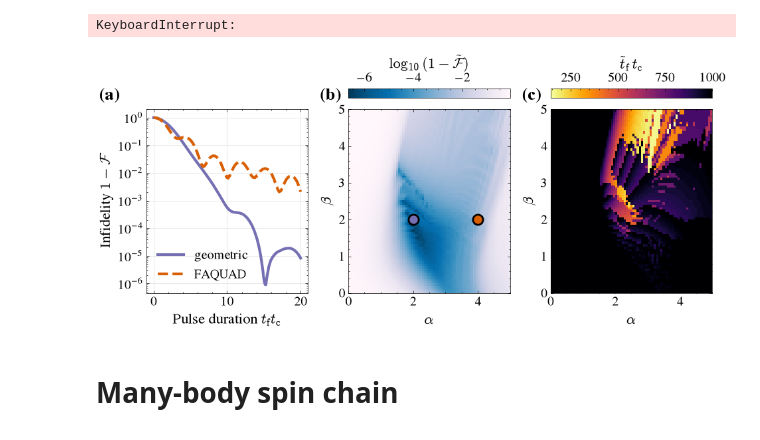
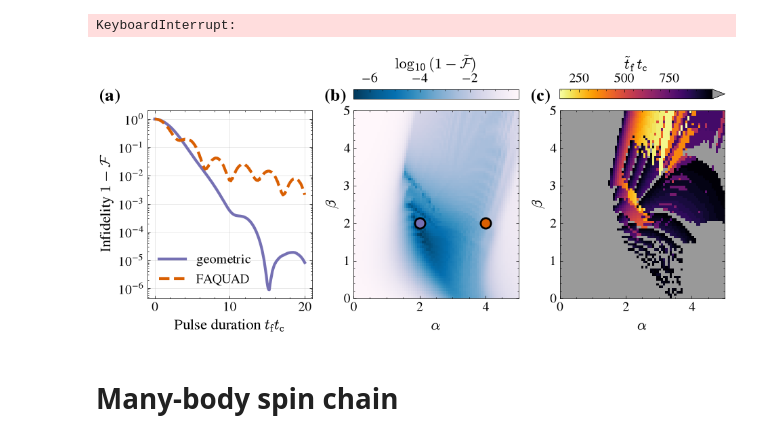
Before and after one commit to geodesiq-control/geodesiq-control, a Jupyter notebook: dev/manuscript_figures.ipynb, the cells around one changed output. Drawn from its saved outputs; the diff is of its cells as text; code cells hidden in the pictures.

```diff
--- a/dev/manuscript_figures.ipynb
+++ b/dev/manuscript_figures.ipynb
@@ -511,36 +511,52 @@ axs[1].set_xlabel(r"$\alpha$", fontsize=fontsize_label)
 axs[1].set_ylabel(r"$\beta$", fontsize=fontsize_label)
 axs[1].tick_params(labelsize=fontsizes)
 
 axs[1].scatter(2, 2, s=120, label="geometric", edgecolor="black", linewidths=2, color=C_GEOMETRIC)
 axs[1].scatter(4, 2, s=120, label="FAQUAD", edgecolor="black", linewidths=2, color=C_SPECTRUM)
 
 cbar1 = fig.colorbar(im1, cax=cax1, orientation="horizontal")
 cbar1.set_label(r"$\log_{10}(1 - \tilde{\mathcal{F}})$", size=fontsize_label)
 cbar1.ax.tick_params(labelsize=fontsizes)
 cbar1.ax.xaxis.set_ticks_position("top")
 cbar1.ax.xaxis.set_label_position("top")
 
 # ===== Panel (c) =====
-im2 = axs[2].imshow(best_times.T, origin="lower", aspect="auto", interpolation="none", extent=extent, cmap="inferno_r")
+# Best times on the boundary of the scan (the longest scanned t_f) get their own colour, so that "hit the boundary"
+# is not confused with "large but interior", which inferno_r also draws almost black (F-30)
+# The boundary values are drawn as "over" and keyed by the grey triangle at the end of the colour bar.
+C_BOUNDARY = "0.6"
+t_boundary = np.max(best_times)
+cmap_times = plt.get_cmap("inferno_r").copy()
+cmap_times.set_over(C_BOUNDARY)
+t_interior_max = np.max(best_times[~np.isclose(best_times, t_boundary)])
+im2 = axs[2].imshow(
+    best_times.T,
+    origin="lower",
+    aspect="auto",
+    interpolation="none",
+    extent=extent,
+    cmap=cmap_times,
+    vmax=0.5 * (t_interior_max + t_boundary),
+)
 
 axs[2].set_xlabel(r"$\alpha$", fontsize=fontsize_label)
 axs[2].set_ylabel(r"$\beta$", fontsize=fontsize_label)
 axs[2].tick_params(labelsize=fontsizes)
 
-cbar2 = fig.colorbar(im2, cax=cax2, orientation="horizontal")
+cbar2 = fig.colorbar(im2, cax=cax2, orientation="horizontal", extend="max", extendfrac=0.08)
 cbar2.set_label(r"$\tilde{t}_\mathrm{f}\,t_\mathrm{c}$", size=fontsize_label)
 cbar2.ax.tick_params(labelsize=fontsizes)
 cbar2.ax.xaxis.set_ticks_position("top")
 cbar2.ax.xaxis.set_label_position("top")
 
 panel_labels(fig, axs)
 
 plt.tight_layout()
 plt.show()
 
 fig.savefig("figures/dqd.pdf")
 # %% [output]
-[figure, old version]
+[figure, new version]
 # %% [markdown]
 # Many-body spin chain
 # %%
```
Also changed, not shown: parts of 4 cells of this notebook, 34 other files.
